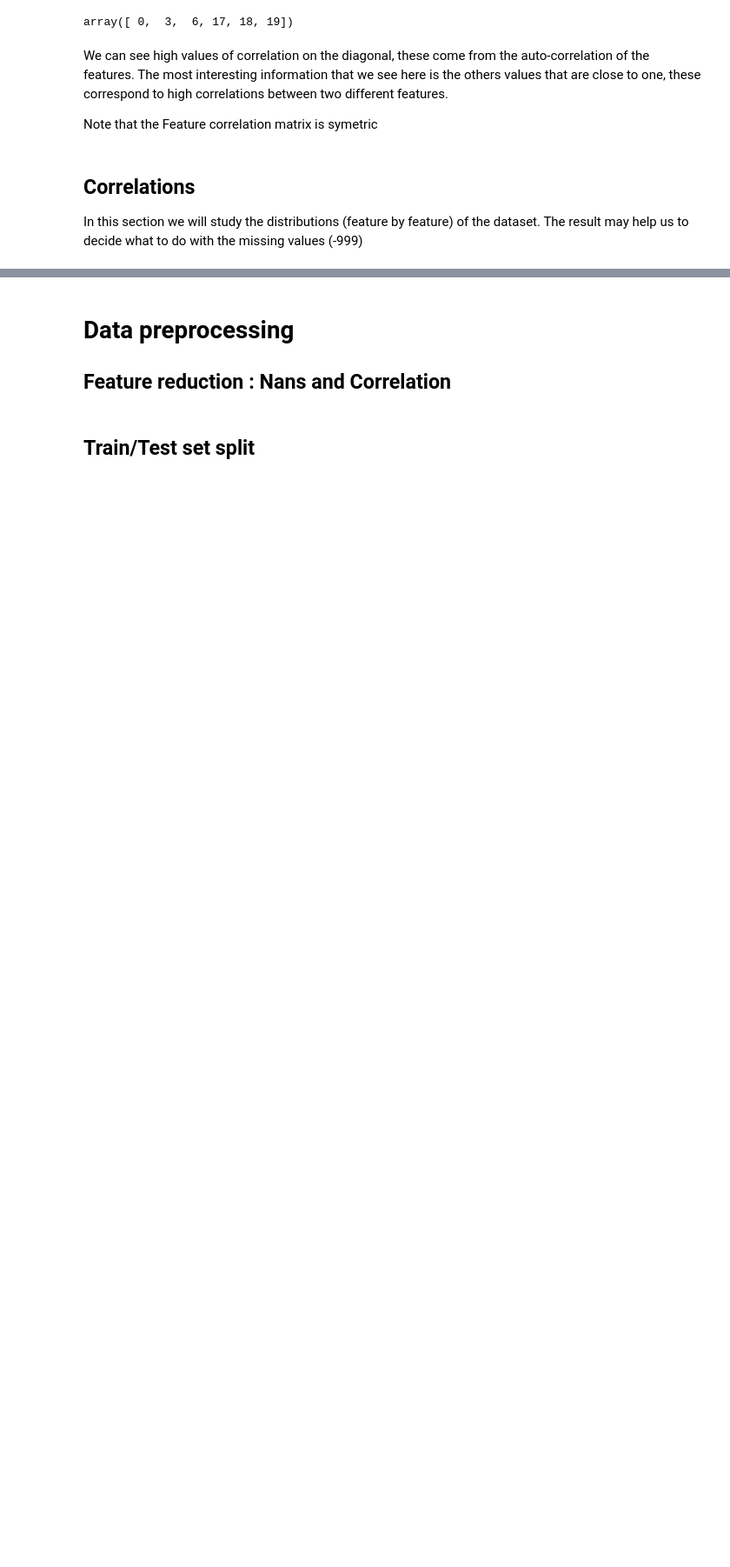
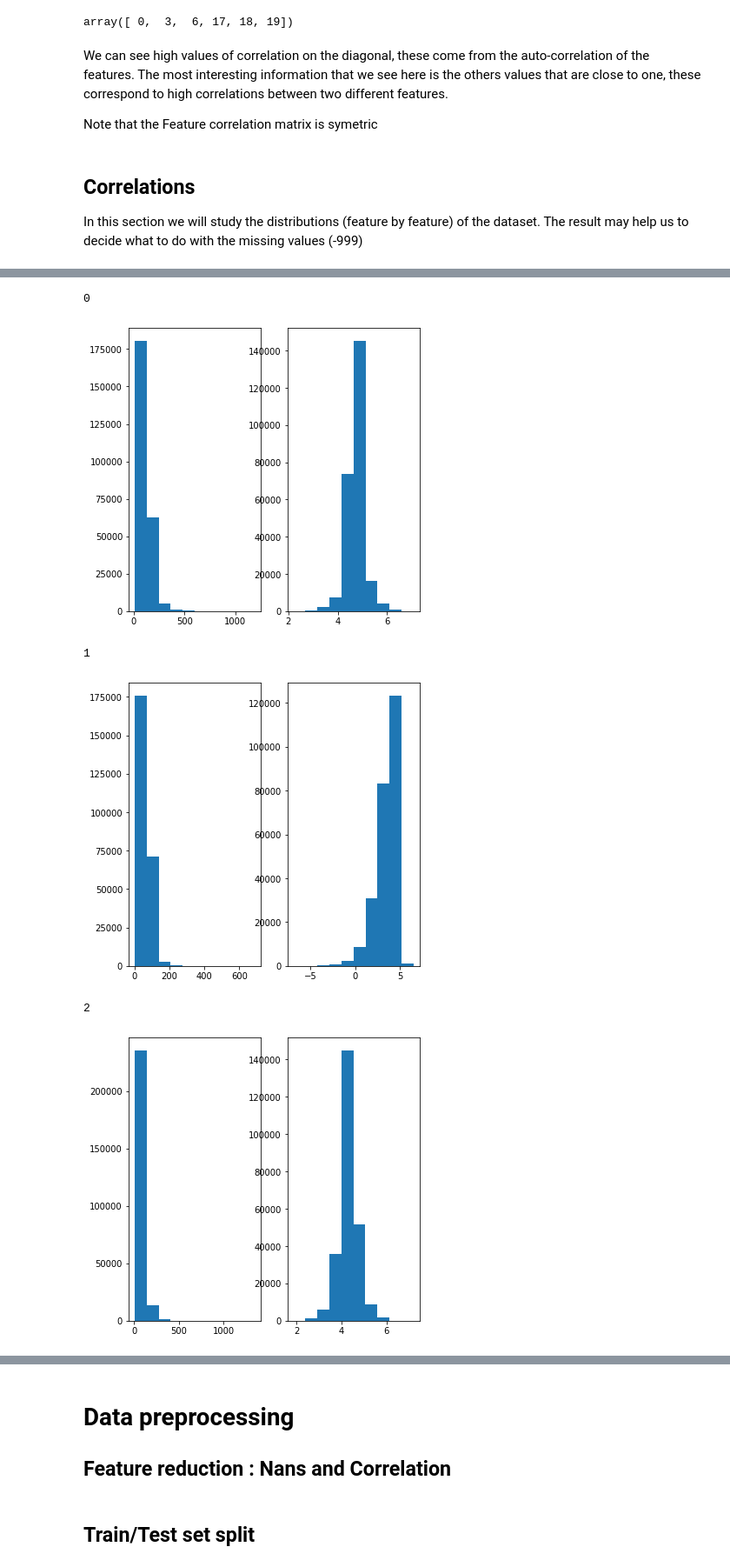
Before and after one commit to giordano-lucas/higgs-boson-classification, a Jupyter notebook: project1.ipynb, the cells around one changed output, grey strips where cells are left out. Shown at 87% size. Saved outputs shown, nothing was run; the diff lists cells and outputs as text; code cells hidden in the pictures; blank space fills up the shorter version.

```diff
--- a/project1.ipynb
+++ b/project1.ipynb
@@ -201,0 +213,19 @@ for index in range(X.shape[1]):
+# %%
+for i in heavy_tailed_indices:
+    print(i)
+    feature=X[:,i]
+    plt.figure(figsize=(6,6))
+    plt.subplot(121)
+    plt.hist(feature)
+    plt.subplot(122)
+    l=np.log(X[:,i])
+    l[l==-np.inf]=0
+    plt.hist(l)
+    plt.show()
+# %% [output]
+0
+[figure, added]
+1
+[figure, added]
+2
+[figure, added]
```
Also changed, not shown: parts of 11 cells of this notebook, 6 other files.
